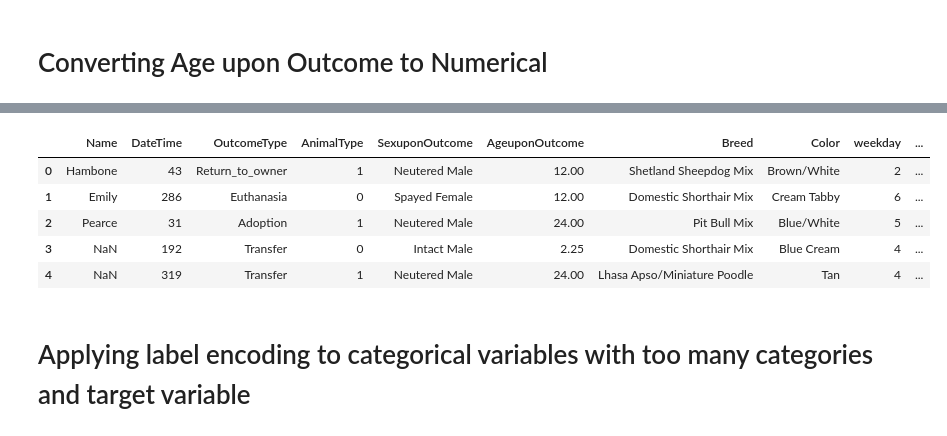
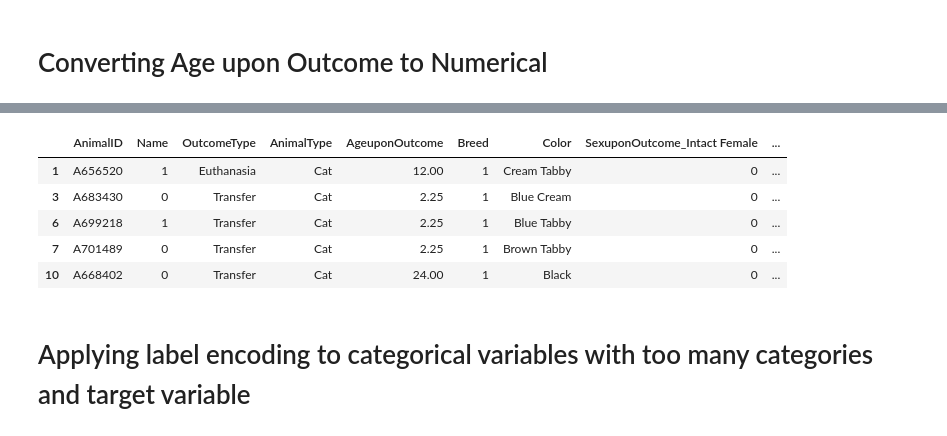
Before and after one commit to hbarabash/findapet, a Jupyter notebook: fostercomp.ipynb, the cells around one changed output, grey strips where cells are left out. Cells and saved outputs as stored; diff of their text form; code cells hidden in the pictures.

```diff
--- a/fostercomp.ipynb
+++ b/fostercomp.ipynb
@@ -110,5 +198,8 @@ Name: OutcomeType, dtype: int64
 # foster['intact'] = intact
 # foster = foster.drop('SexuponOutcome', axis=1)
 
-# foster = pd.get_dummies(data=foster, columns=['SexuponOutcome'])
-# test = pd.get_dummies(data=test, columns=['SexuponOutcome'])
+fostercats = pd.get_dummies(data=fostercats, columns=['SexuponOutcome'])
+fostercats_test = pd.get_dummies(data=fostercats_test, columns=['SexuponOutcome'])
+
+fosterdogs = pd.get_dummies(data=fosterdogs, columns=['SexuponOutcome'])
+fosterdogs_test = pd.get_dummies(data=fosterdogs_test, columns=['SexuponOutcome'])
@@ -138,8 +238,11 @@ foster.head()
 # %% [markdown]
 # Dropping Unnecessary Columns
 # %%
-foster = foster.drop(['AnimalID'], axis=1)
-foster = foster.drop('OutcomeSubtype', axis = 1)
+#foster = foster.drop(['AnimalID'], axis=1)
+fostercats = fostercats.drop('OutcomeSubtype', axis = 1)
+#fostercats_test = fostercats_test.drop('OutcomeSubtype', axis = 1)
+fosterdogs = fosterdogs.drop('OutcomeSubtype', axis = 1)
+#fosterdogs_test = fosterdogs_test.drop('OutcomeSubtype', axis = 1)
 
 #test = test.drop('OutcomeSubtype', axis = 1)
 # %% [markdown]
@@ -180,8 +279,15 @@ def addDateCols(df):
 # convert dateTime column to day of year
 #min_date = StringToDate(foster['DateTime'].min())
 #foster = foster.drop('DateTime', axis=1)
-addDateCols(foster)
-addDateCols(test)
-foster['DateTime'] = foster['DateTime'].apply(lambda x: (StringToDate(x).timetuple().tm_yday))
-test['DateTime'] = test['DateTime'].apply(lambda x: (StringToDate(x).timetuple().tm_yday))
+addDateCols(fostercats)
+addDateCols(fostercats_test)
+addDateCols(fosterdogs)
+addDateCols(fosterdogs_test)
+
+fostercats = fostercats.drop('DateTime', axis=1)
+fostercats_test = fostercats_test.drop('DateTime', axis=1)
+fosterdogs = fosterdogs.drop('DateTime', axis=1)
+fosterdogs_test = fosterdogs_test.drop('DateTime', axis=1)
+# foster['DateTime'] = foster['DateTime'].apply(lambda x: (StringToDate(x).timetuple().tm_yday))
+# test['DateTime'] = test['DateTime'].apply(lambda x: (StringToDate(x).timetuple().tm_yday))
 # %%
@@ -222,12 +330,19 @@ test['AgeuponOutcome'] = test['AgeuponOutcome'].apply(stringToAge)
+# %%
+# Null age upon outcome = 0
+fostercats['AgeuponOutcome'] = fostercats['AgeuponOutcome'].apply(lambda x: 0 if (x != x) else stringToAge(x))
+fostercats_test['AgeuponOutcome'] = fostercats_test['AgeuponOutcome'].apply(lambda x: 0 if (x != x) else stringToAge(x))
+
+fosterdogs['AgeuponOutcome'] = fosterdogs['AgeuponOutcome'].apply(lambda x: 0 if (x != x) else stringToAge(x))
+fosterdogs_test['AgeuponOutcome'] = fosterdogs_test['AgeuponOutcome'].apply(lambda x: 0 if (x != x) else stringToAge(x))
 # %%
-foster.head()
+fostercats.head()
 # %% [output]
-|  | Name | DateTime | OutcomeType | AnimalType | SexuponOutcome | AgeuponOutcome | Breed | Color | weekday | ... |
-| 0 | Hambone | 43 | Return_to_owner | 1 | Neutered Male | 12.00 | Shetland Sheepdog Mix | Brown/White | 2 | ... |
-| 1 | Emily | 286 | Euthanasia | 0 | Spayed Female | 12.00 | Domestic Shorthair Mix | Cream Tabby | 6 | ... |
-| 2 | Pearce | 31 | Adoption | 1 | Neutered Male | 24.00 | Pit Bull Mix | Blue/White | 5 | ... |
-| 3 | NaN | 192 | Transfer | 0 | Intact Male | 2.25 | Domestic Shorthair Mix | Blue Cream | 4 | ... |
-| 4 | NaN | 319 | Transfer | 1 | Neutered Male | 24.00 | Lhasa Apso/Miniature Poodle | Tan | 4 | ... |
+|  | AnimalID | Name | OutcomeType | AnimalType | AgeuponOutcome | Breed | Color | SexuponOutcome_Intact Female | ... |
+| 1 | A656520 | 1 | Euthanasia | Cat | 12.00 | 1 | Cream Tabby | 0 | ... |
+| 3 | A683430 | 0 | Transfer | Cat | 2.25 | 1 | Blue Cream | 0 | ... |
+| 6 | A699218 | 1 | Transfer | Cat | 2.25 | 1 | Blue Tabby | 0 | ... |
+| 7 | A701489 | 0 | Transfer | Cat | 2.25 | 1 | Brown Tabby | 0 | ... |
+| 10 | A668402 | 0 | Transfer | Cat | 24.00 | 1 | Black | 0 | ... |
 # %% [markdown]
 # Applying label encoding to categorical variables with too many categories and target variable
 # %%
```
Also changed, not shown: parts of 47 cells of this notebook.
